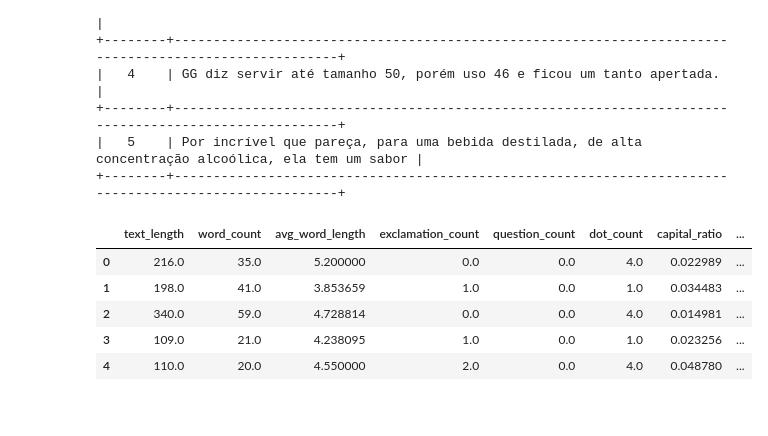
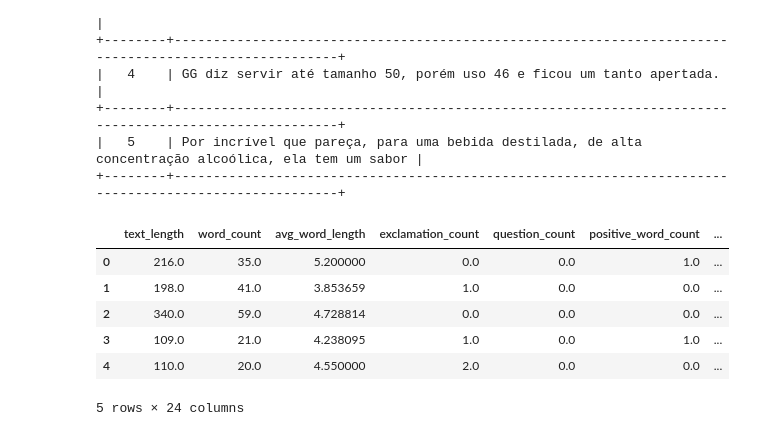
Before and after one commit to thiagocordeirum/DataMining_Rating_Prediction, a Jupyter notebook: rating_prediction.ipynb, the cells around one changed output. Saved outputs shown, nothing was run; the diff lists cells and outputs as text; code cells hidden in the pictures.

```diff
--- a/rating_prediction.ipynb
+++ b/rating_prediction.ipynb
@@ -240,0 +238,10 @@ def extract_features(text):
+# %%
+negation_words = [
+"não","nao","nunca","jamais","nem","nenhum","nenhuma"
+]
+# %%
+def negation_count(text):
+
+    words = text.lower().split()
+
+    return sum(word in negation_words for word in words)
@@ -245,33 +374,43 @@ y_train = train.rating
 X_test = np.array(test.text.apply(extract_features).tolist())
 # %%
 feature_names = [
-    "text_length",
-    "word_count",
-    "avg_word_length",
-    "exclamation_count",
-    "question_count",
-    "dot_count",
-    "capital_ratio",
-    "positive_words",
-    "negative_words",
-    "comma_count",
-    "number_count",
-    "unique_words",
-    "unique_ratio",
-    "max_word_length",
-    "avg_words_sentence"
+"text_length",
+"word_count",
+"avg_word_length",
+"exclamation_count",
+"question_count",
+"positive_word_count",
+"negative_word_count",
+"sentiment_score",
+"sentiment_ratio",
+"capital_ratio",
+"comma_count",
+"number_count",
+"unique_word_count",
+"lexical_diversity",
+"avg_words_per_sentence",
+"negation_count",
+"uppercase_word_count",
+"elongated_word_count",
+"emoji_count",
+"sentence_count",
+"emotional_intensity",
+"sentilex_score",
+"sentilex_positive",
+"sentilex_negative"
 ]
 
 df_features = pd.DataFrame(X_train, columns=feature_names)
 
 df_features.head()
 # %% [output]
-|  | text_length | word_count | avg_word_length | exclamation_count | question_count | dot_count | capital_ratio | ... |
-| 0 | 216.0 | 35.0 | 5.200000 | 0.0 | 0.0 | 4.0 | 0.022989 | ... |
-| 1 | 198.0 | 41.0 | 3.853659 | 1.0 | 0.0 | 1.0 | 0.034483 | ... |
-| 2 | 340.0 | 59.0 | 4.728814 | 0.0 | 0.0 | 4.0 | 0.014981 | ... |
-| 3 | 109.0 | 21.0 | 4.238095 | 1.0 | 0.0 | 1.0 | 0.023256 | ... |
-| 4 | 110.0 | 20.0 | 4.550000 | 2.0 | 0.0 | 4.0 | 0.048780 | ... |
+|  | text_length | word_count | avg_word_length | exclamation_count | question_count | positive_word_count | ... |
+| 0 | 216.0 | 35.0 | 5.200000 | 0.0 | 0.0 | 1.0 | ... |
+| 1 | 198.0 | 41.0 | 3.853659 | 1.0 | 0.0 | 0.0 | ... |
+| 2 | 340.0 | 59.0 | 4.728814 | 0.0 | 0.0 | 0.0 | ... |
+| 3 | 109.0 | 21.0 | 4.238095 | 1.0 | 0.0 | 1.0 | ... |
+| 4 | 110.0 | 20.0 | 4.550000 | 2.0 | 0.0 | 0.0 | ... |
+5 rows × 24 columns
 # %%
 df_features.hist(figsize=(14,10), bins=50)
 plt.tight_layout()
```
Also changed, not shown: parts of 39 cells of this notebook, 2 other files.
